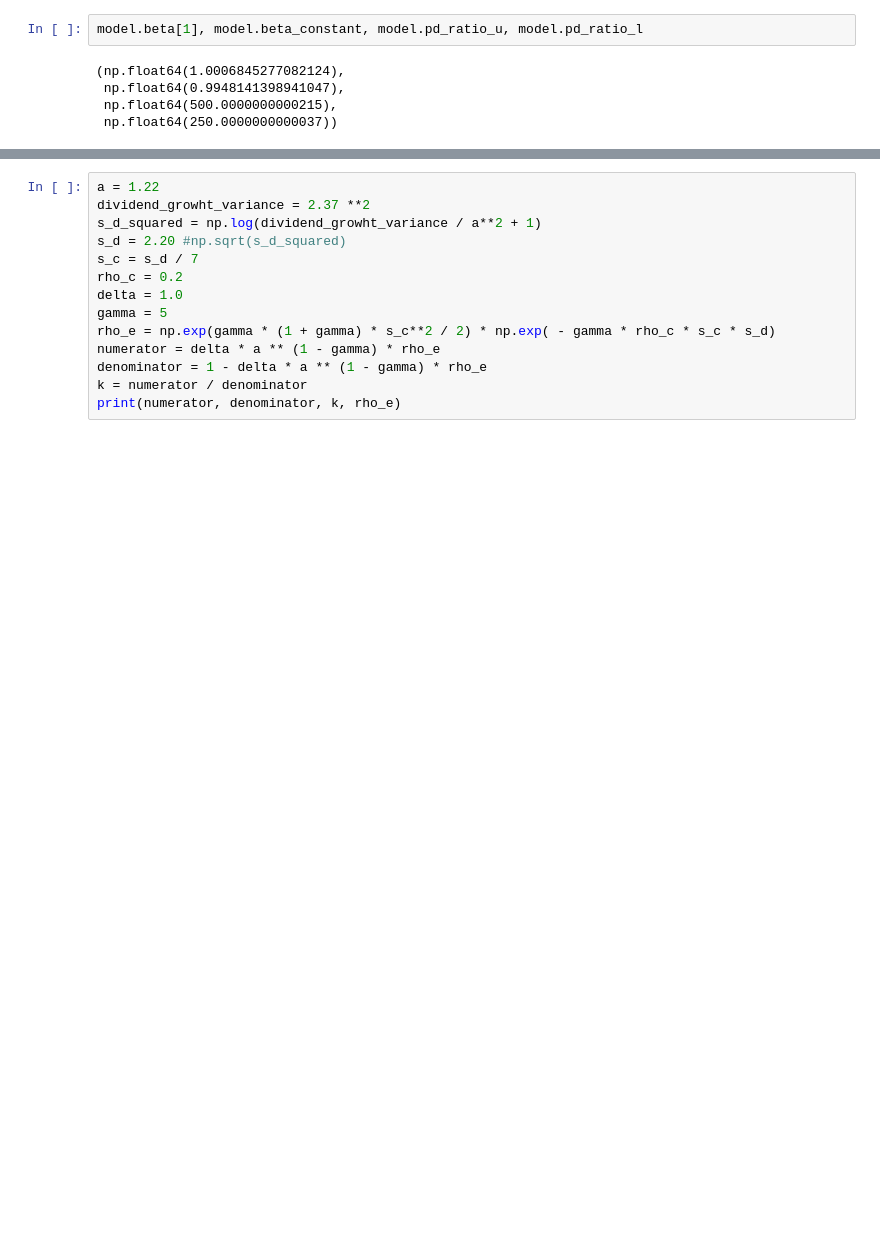
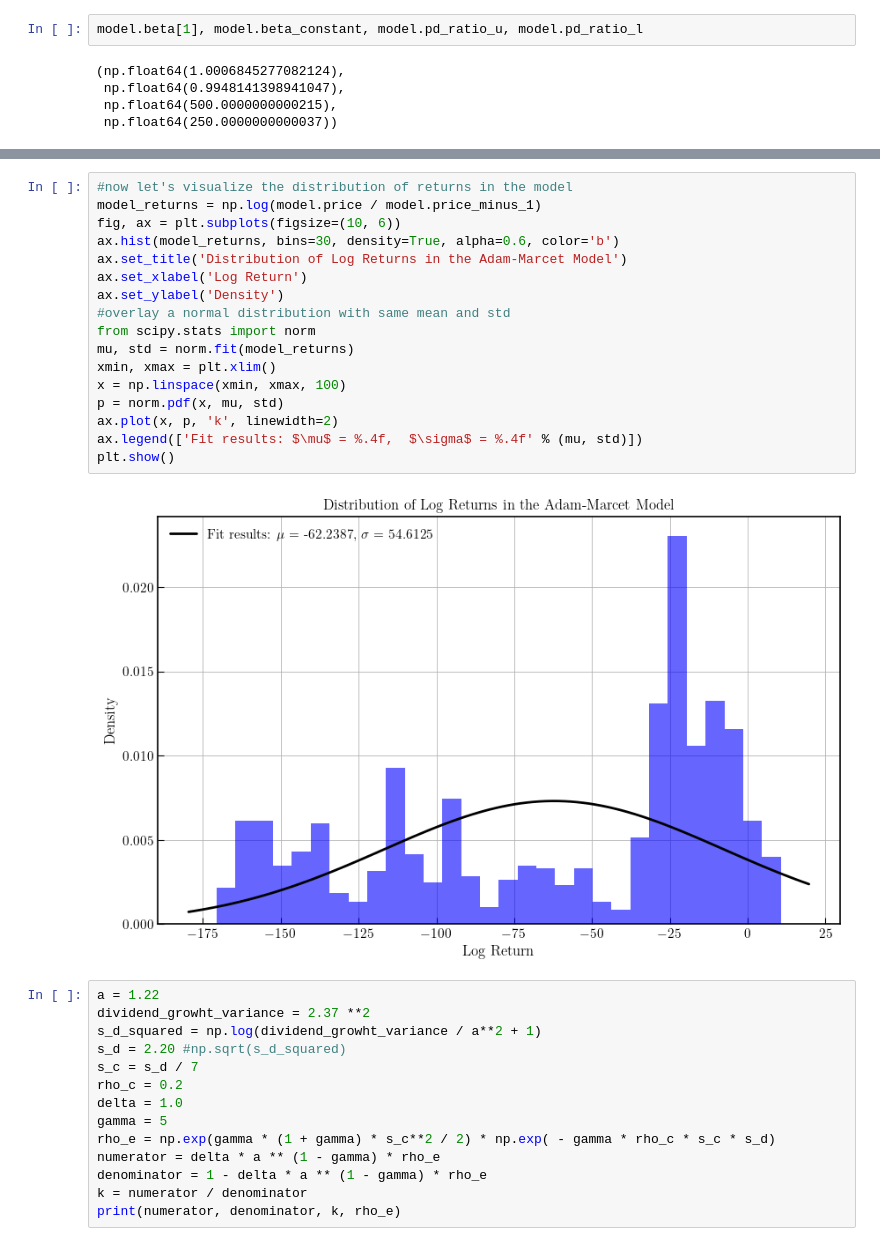
Before and after one commit to TommasoDF/Lasso_paper, a Jupyter notebook: Theory/Adam_Marcet_model.ipynb, the cells around one changed output, grey strips where cells are left out. Drawn from its saved outputs; the diff is of its cells as text; blank space fills up the shorter version.

```diff
--- a/Theory/Adam_Marcet_model.ipynb
+++ b/Theory/Adam_Marcet_model.ipynb
@@ -360,3 +352,22 @@ plt.show()
+# %%
+#now let's visualize the distribution of returns in the model
+model_returns = np.log(model.price / model.price_minus_1)
+fig, ax = plt.subplots(figsize=(10, 6))
+ax.hist(model_returns, bins=30, density=True, alpha=0.6, color='b')
+ax.set_title('Distribution of Log Returns in the Adam-Marcet Model')
+ax.set_xlabel('Log Return')
+ax.set_ylabel('Density')
+#overlay a normal distribution with same mean and std
+from scipy.stats import norm
+mu, std = norm.fit(model_returns)
+xmin, xmax = plt.xlim()
+x = np.linspace(xmin, xmax, 100)
+p = norm.pdf(x, mu, std)
+ax.plot(x, p, 'k', linewidth=2)
+ax.legend(['Fit results: $\mu$ = %.4f,  $\sigma$ = %.4f' % (mu, std)])
+plt.show()
+# %% [output]
+[figure, added]
 # %%
 a = 1.22
 dividend_growht_variance = 2.37 **2
```
Also changed, not shown: parts of 11 cells of this notebook, 14 other files.
